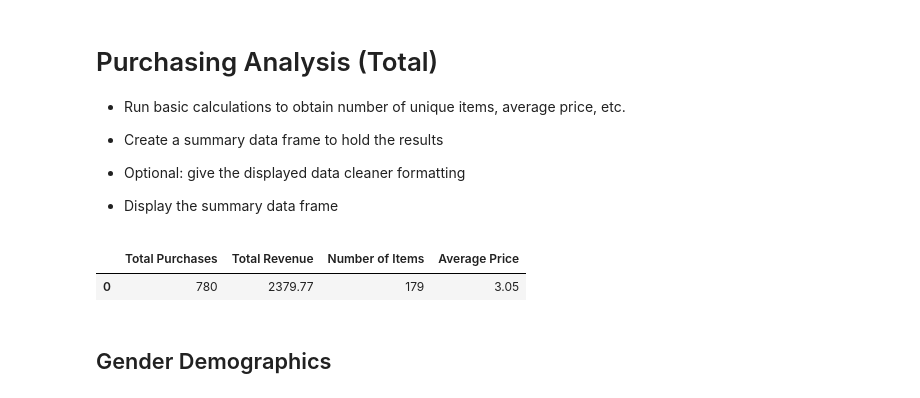
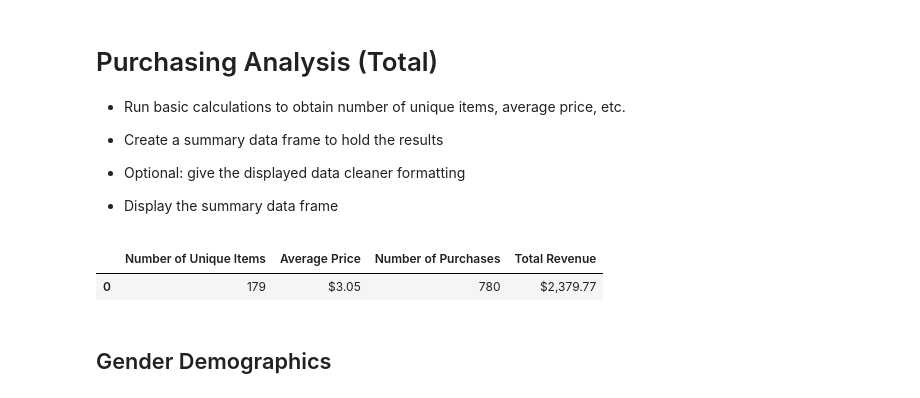
Before and after one commit to adriana-icasiano/pandas-challenge, a Jupyter notebook: HeroesOfPymoli/HeroesOfPymoli_starter.ipynb, the cells around one changed output. Cells and saved outputs as stored; diff of their text form; code cells hidden in the pictures.

```diff
--- a/HeroesOfPymoli/HeroesOfPymoli_starter.ipynb
+++ b/HeroesOfPymoli/HeroesOfPymoli_starter.ipynb
@@ -53,25 +59,34 @@ p_df
 
 * Display the summary data frame
 # %%
-num_items = len(purchase_data_df["Item Name"].value_counts())
+# Calculate and create variable to store the number of unique Item Name
+num_items = purchase_data_df["Item Name"].nunique()
 num_items
 
+# Calculate and create variable to store average Price
 avg_pr = round(purchase_data_df["Price"].mean(),2)
 avg_pr
 
-num_purch = len(purchase_data_df["Purchase ID"].value_counts())
+# Calculate and create variable to store the number of unique Purchase ID
+num_purch = purchase_data_df["Purchase ID"].nunique()
 num_purch
 
-total_pr = round(purchase_data_df["Price"].sum(),2)
-total_pr
+# Calculate and create variable to store total revenue
+total_rev = round(purchase_data_df["Price"].sum(),2)
+total_rev
 
-items_df = pd.DataFrame({"Total Purchases" :[num_purch], "Total Revenue":[total_pr],"Number of Items":[num_items], "Average Price":[avg_pr]})
-# items_df["Total Revenue"] = items_df["Total Revenue"].map("${:,}".format)
-# items_df["Average Price"] = items_df["Average Price"].map("${:,}".format)
+# Store data in a DataFrame
+items_df = pd.DataFrame({"Number of Unique Items":[num_items], "Average Price":[avg_pr], "Number of Purchases" :[num_purch], "Total Revenue":[total_rev]})
+
+# Number formatting
+items_df["Total Revenue"] = items_df["Total Revenue"].map("${:,}".format)
+items_df["Average Price"] = items_df["Average Price"].map("${:,}".format)
+
+# Display dataframe
 items_df
 # %% [output]
-|  | Total Purchases | Total Revenue | Number of Items | Average Price |
-| 0 | 780 | 2379.77 | 179 | 3.05 |
+|  | Number of Unique Items | Average Price | Number of Purchases | Total Revenue |
+| 0 | 179 | $3.05 | 780 | $2,379.77 |
 # %% [markdown]
 ## Gender Demographics
 # %% [markdown]
```
Also changed, not shown: parts of 10 cells of this notebook.
